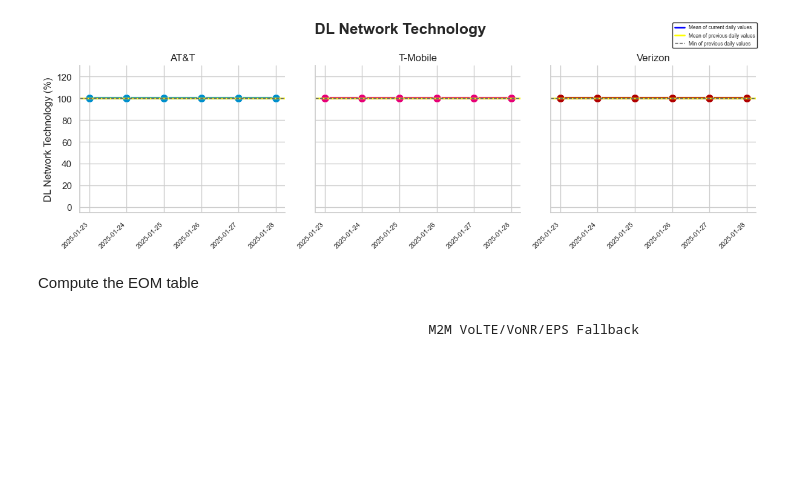
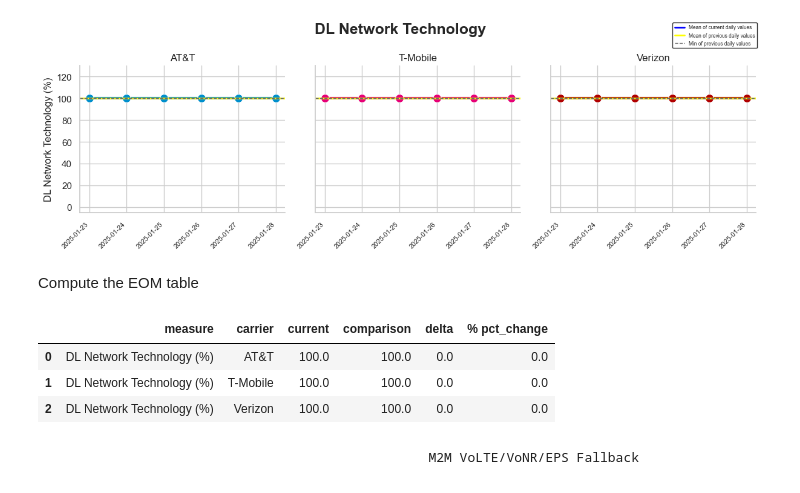
Before and after one commit to ookla-jennymassari/dq_reporting_test.py, a Jupyter notebook: dq_reporting_notebook.ipynb, the cells around one changed output. Saved outputs shown, nothing was run; the diff lists cells and outputs as text; code cells hidden in the pictures; blank space fills up the shorter version.

```diff
--- a/dq_reporting_notebook.ipynb
+++ b/dq_reporting_notebook.ipynb
@@ -759,29 +691,34 @@ Compute the EOM table
 # %%
 #Merge and select columns
 lte_rate = pd.merge(lte_all_curr, lte_all_comp, on='carrier', how='outer')
 lte_rate = lte_rate.drop(columns=['lte_count_x', 'lte_count_y', 'total_tests_x', 'total_tests_y'])
 
 #Delta
 lte_rate['delta'] = (lte_rate['mean_LTE_curr'] - lte_rate['mean_LTE_comp'])
 
 #Calculate percentage change
 lte_rate['pct_change'] = round(((lte_rate['mean_LTE_curr'] - lte_rate['mean_LTE_comp']) / lte_rate['mean_LTE_comp']) * 100, 2)
 
 #Add measure column
 lte_rate['measure'] = 'DL Network Technology (%)'
 
 #Reorder columns
 lte_rate = lte_rate[['measure', 'carrier', 'mean_LTE_curr', 'mean_LTE_comp', 'delta', 'pct_change']]
 
 #Rename columns
 lte_rate = lte_rate.rename(columns={
     'mean_LTE_curr': 'current',
     'mean_LTE_comp': 'comparison',
     'delta': 'delta',
     'pct_change': '% pct_change'
 })
 
-#lte_rate.head()
+lte_rate.head()
+# %% [output]
+|  | measure | carrier | current | comparison | delta | % pct_change |
+| 0 | DL Network Technology (%) | AT&T | 100.0 | 100.0 | 0.0 | 0.0 |
+| 1 | DL Network Technology (%) | T-Mobile | 100.0 | 100.0 | 0.0 | 0.0 |
+| 2 | DL Network Technology (%) | Verizon | 100.0 | 100.0 | 0.0 | 0.0 |
 # %% [markdown]
                                                     M2M VoLTE/VoNR/EPS Fallback
 # %%
```
Also changed, not shown: parts of 40 cells of this notebook.
